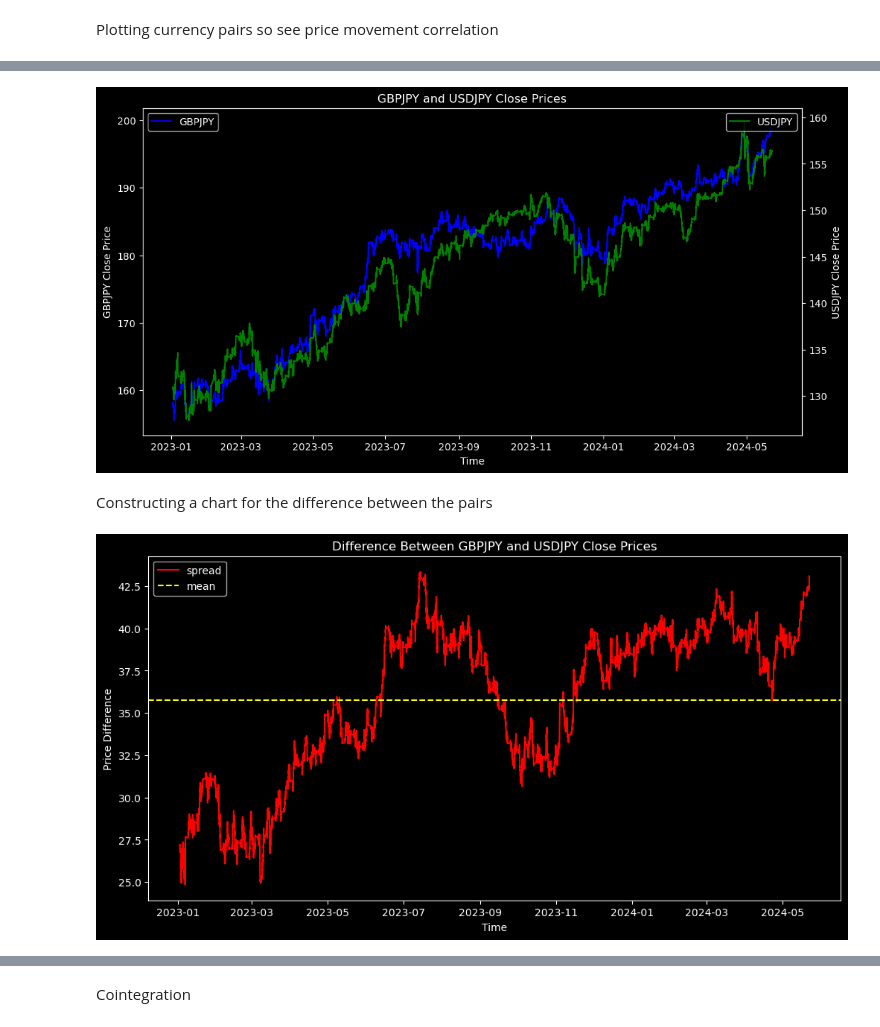
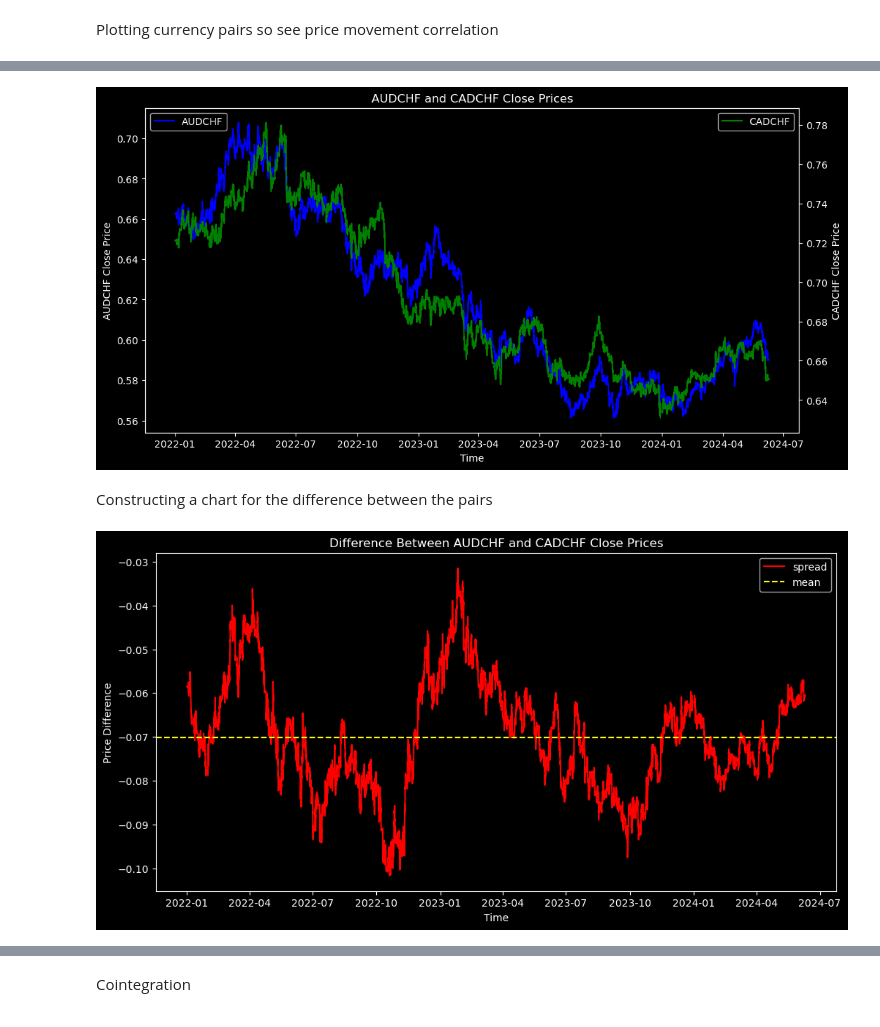
Before and after one commit to KhizarImran/AlgoTrading, a Jupyter notebook: Quant_Research/Pairs Trading/pairs_trading_research.ipynb, the cells around one changed output, grey strips where cells are left out. Cells and saved outputs as stored; diff of their text form; code cells hidden in the pictures.

```diff
--- a/Quant_Research/Pairs Trading/pairs_trading_research.ipynb
+++ b/Quant_Research/Pairs Trading/pairs_trading_research.ipynb
@@ -14,9 +14,9 @@ Making a master dataframe which contains the OHLCV prices for currency pairs
 
 mt5.initialize()
 
-symbols = ['XAUUSD', 'EURUSD', 'GBPUSD', 'AUDUSD', 'GBPJPY', 'USDJPY', 'NZDUSD',  'USDCAD', 'AUDNZD' , 'EURGBP', 'SP500USD', 'BTCUSD' ]
+symbols = ['EURUSD', 'GBPUSD', 'AUDUSD', 'NZDUSD',  'USDCAD', 'AUDCAD', 'NZDCAD', 'AUDCHF', 'CADCHF', 'NZDCHF'  ]
 timeframe = mt5.TIMEFRAME_H1
-start_date = datetime(2023, 1, 1)
+start_date = datetime(2022, 1, 1)
 end_time = datetime.now()
 
 def get_data(symbol, timeframe, start_date, end_time):
@@ -77,14 +77,14 @@ plt.show()
 Plotting currency pairs so see price movement correlation
 # %%
 # Extract close prices for GBPJPY and USDJPY
-symbol1 = symbols_data_concatenated['GBPJPY']['close'].dropna()
-symbol2 = symbols_data_concatenated['USDJPY']['close'].dropna()
+symbol1 = symbols_data_concatenated['AUDCHF']['close'].dropna()
+symbol2 = symbols_data_concatenated['CADCHF']['close'].dropna()
 
 # Plotting
 plt.figure(figsize=(12, 6))
-plt.plot(symbol1.index, symbol1.values, label='GBPJPY', color='blue')
-plt.plot(symbol2.index, symbol2.values, label='USDJPY', color='green')
-plt.title('GBPJPY and USDJPY Close Prices')
+plt.plot(symbol1.index, symbol1.values, label= 'AUDCHF', color='blue')
+plt.plot(symbol2.index, symbol2.values, label='CADCHF', color='green')
+plt.title('AUDCHF and CADCHF Close Prices')
 plt.xlabel('Time')
 plt.ylabel('Close Price')
 plt.legend()
@@ -95,55 +95,51 @@ plt.show()
 # %%
-
-# Example data (replace this with your actual data)
-symbol1 = symbols_data_concatenated['GBPJPY']['close'].dropna()
-symbol2 = symbols_data_concatenated['USDJPY']['close'].dropna()
 
 # Create figure and axes
 fig, ax1 = plt.subplots(figsize=(12, 6))
 
 # Plot GBPJPY on the first axis
-ax1.plot(symbol1.index, symbol1.values, label='GBPJPY', color='blue')
+ax1.plot(symbol1.index, symbol1.values, label='AUDCHF', color='blue')
 ax1.set_xlabel('Time')
-ax1.set_ylabel('GBPJPY Close Price')
+ax1.set_ylabel('AUDCHF Close Price')
 ax1.tick_params('y')
 
 # Create a twin Axes sharing the same x-axis
 ax2 = ax1.twinx()
 
 # Plot USDJPY on the second axis
-ax2.plot(symbol2.index, symbol2.values, label='USDJPY', color='green')
-ax2.set_ylabel('USDJPY Close Price')
+ax2.plot(symbol2.index, symbol2.values, label='CADCHF', color='green')
+ax2.set_ylabel('CADCHF Close Price')
 ax2.tick_params('y')
 
 # Add legend
 ax1.legend(loc='upper left')
 ax2.legend(loc='upper right')
 
-plt.title('GBPJPY and USDJPY Close Prices')
+plt.title('AUDCHF and CADCHF Close Prices')
 plt.grid(False)
 plt.show()
 # %% [output]
-[figure, old version]
+[figure, new version]
 # %% [markdown]
 Constructing a chart for the difference between the pairs
 # %%
 # Calculate the difference between USDJPY and GBPJPY close prices
 price_diff = symbol1 - symbol2
 
 price_diff = price_diff.dropna()
 
 # Plotting the difference
 plt.figure(figsize=(12, 6))
-plt.plot(price_diff.index, price_diff.values, label='Difference (GBPJPY - USDJPY)', color='red')
+plt.plot(price_diff.index, price_diff.values, label='Difference (AUDCHF - CADCHF)', color='red')
 plt.axhline(price_diff.mean(), color = 'yellow', linestyle = '--')
-plt.title('Difference Between GBPJPY and USDJPY Close Prices')
+plt.title('Difference Between AUDCHF and CADCHF Close Prices')
 plt.xlabel('Time')
 plt.ylabel('Price Difference')
 plt.legend(['spread', 'mean'])
 plt.grid(False)
 plt.show()
 # %% [output]
-[figure, old version]
+[figure, new version]
 # %%
 # Calculate mean and standard deviation
 mu = price_diff.mean()
```
Also changed, not shown: parts of 9 cells of this notebook, 4 other files.
